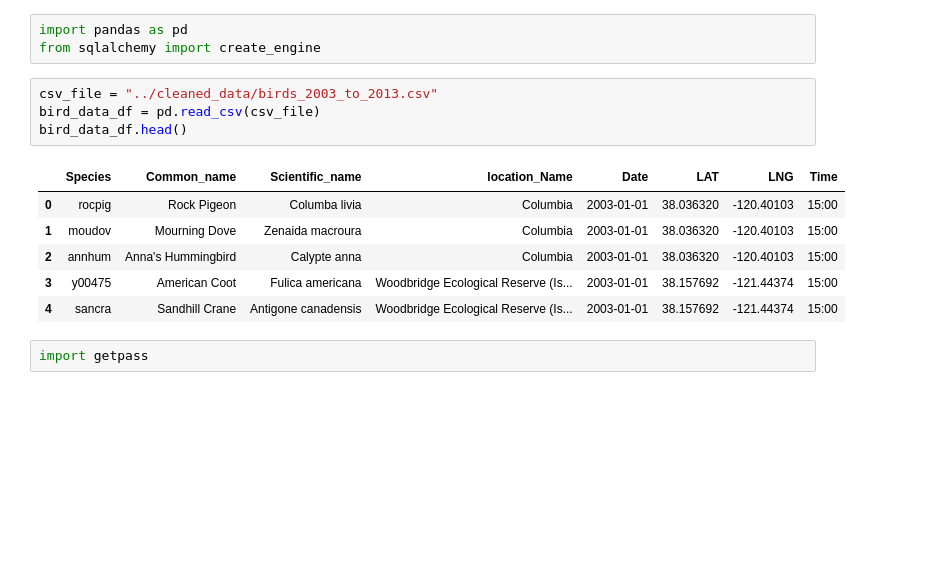
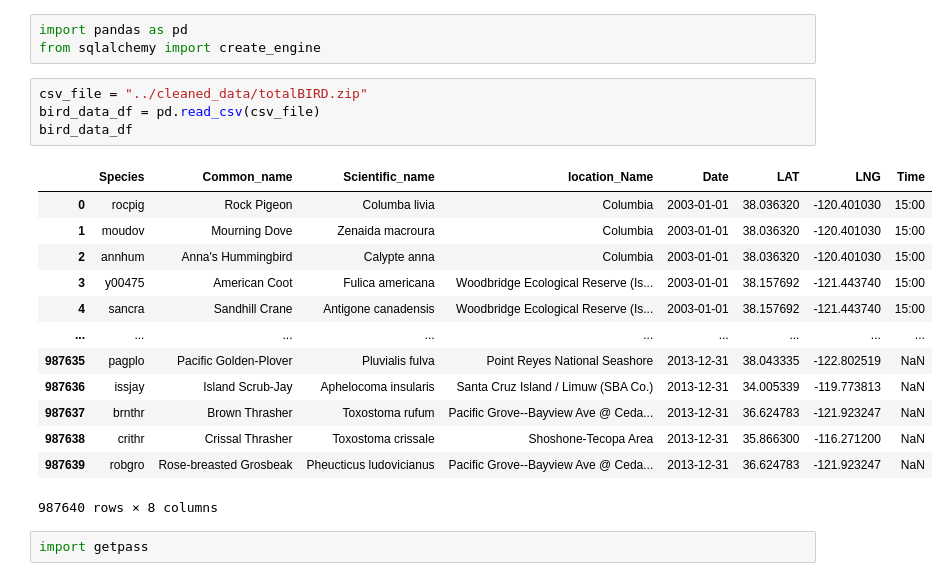
Before and after one commit to MikeBinetsky/UFO_ETL, a Jupyter notebook: loading_data/birds_data_load.ipynb, the cells around one changed output. Saved outputs shown, nothing was run; the diff lists cells and outputs as text; blank space fills up the shorter version.

```diff
--- a/loading_data/birds_data_load.ipynb
+++ b/loading_data/birds_data_load.ipynb
@@ -1,17 +1,24 @@
 # %%
 import pandas as pd
 from sqlalchemy import create_engine
-# %%
-csv_file = "../cleaned_data/birds_2003_to_2013.csv"
-bird_data_df = pd.read_csv(csv_file)
-bird_data_df.head()
-# %% [output]
-|  | Species | Common_name | Scientific_name | location_Name | Date | LAT | LNG | Time |
-| 0 | rocpig | Rock Pigeon | Columba livia | Columbia | 2003-01-01 | 38.036320 | -120.40103 | 15:00 |
-| 1 | moudov | Mourning Dove | Zenaida macroura | Columbia | 2003-01-01 | 38.036320 | -120.40103 | 15:00 |
-| 2 | annhum | Anna's Hummingbird | Calypte anna | Columbia | 2003-01-01 | 38.036320 | -120.40103 | 15:00 |
-| 3 | y00475 | American Coot | Fulica americana | Woodbridge Ecological Reserve (Is... | 2003-01-01 | 38.157692 | -121.44374 | 15:00 |
-| 4 | sancra | Sandhill Crane | Antigone canadensis | Woodbridge Ecological Reserve (Is... | 2003-01-01 | 38.157692 | -121.44374 | 15:00 |
+# %%
+csv_file = "../cleaned_data/totalBIRD.zip"
+bird_data_df = pd.read_csv(csv_file)
+bird_data_df
+# %% [output]
+|  | Species | Common_name | Scientific_name | location_Name | Date | LAT | LNG | Time |
+| 0 | rocpig | Rock Pigeon | Columba livia | Columbia | 2003-01-01 | 38.036320 | -120.401030 | 15:00 |
+| 1 | moudov | Mourning Dove | Zenaida macroura | Columbia | 2003-01-01 | 38.036320 | -120.401030 | 15:00 |
+| 2 | annhum | Anna's Hummingbird | Calypte anna | Columbia | 2003-01-01 | 38.036320 | -120.401030 | 15:00 |
+| 3 | y00475 | American Coot | Fulica americana | Woodbridge Ecological Reserve (Is... | 2003-01-01 | 38.157692 | -121.443740 | 15:00 |
+| 4 | sancra | Sandhill Crane | Antigone canadensis | Woodbridge Ecological Reserve (Is... | 2003-01-01 | 38.157692 | -121.443740 | 15:00 |
+| ... | ... | ... | ... | ... | ... | ... | ... | ... |
+| 987635 | pagplo | Pacific Golden-Plover | Pluvialis fulva | Point Reyes National Seashore | 2013-12-31 | 38.043335 | -122.802519 | NaN |
+| 987636 | issjay | Island Scrub-Jay | Aphelocoma insularis | Santa Cruz Island / Limuw (SBA Co.) | 2013-12-31 | 34.005339 | -119.773813 | NaN |
+| 987637 | brnthr | Brown Thrasher | Toxostoma rufum | Pacific Grove--Bayview Ave @ Ceda... | 2013-12-31 | 36.624783 | -121.923247 | NaN |
+| 987638 | crithr | Crissal Thrasher | Toxostoma crissale | Shoshone-Tecopa Area | 2013-12-31 | 35.866300 | -116.271200 | NaN |
+| 987639 | robgro | Rose-breasted Grosbeak | Pheucticus ludovicianus | Pacific Grove--Bayview Ave @ Ceda... | 2013-12-31 | 36.624783 | -121.923247 | NaN |
+987640 rows × 8 columns
 # %%
 import getpass
 # %%
```
Also changed, not shown: parts of 1 cell of this notebook, 1 other file.
